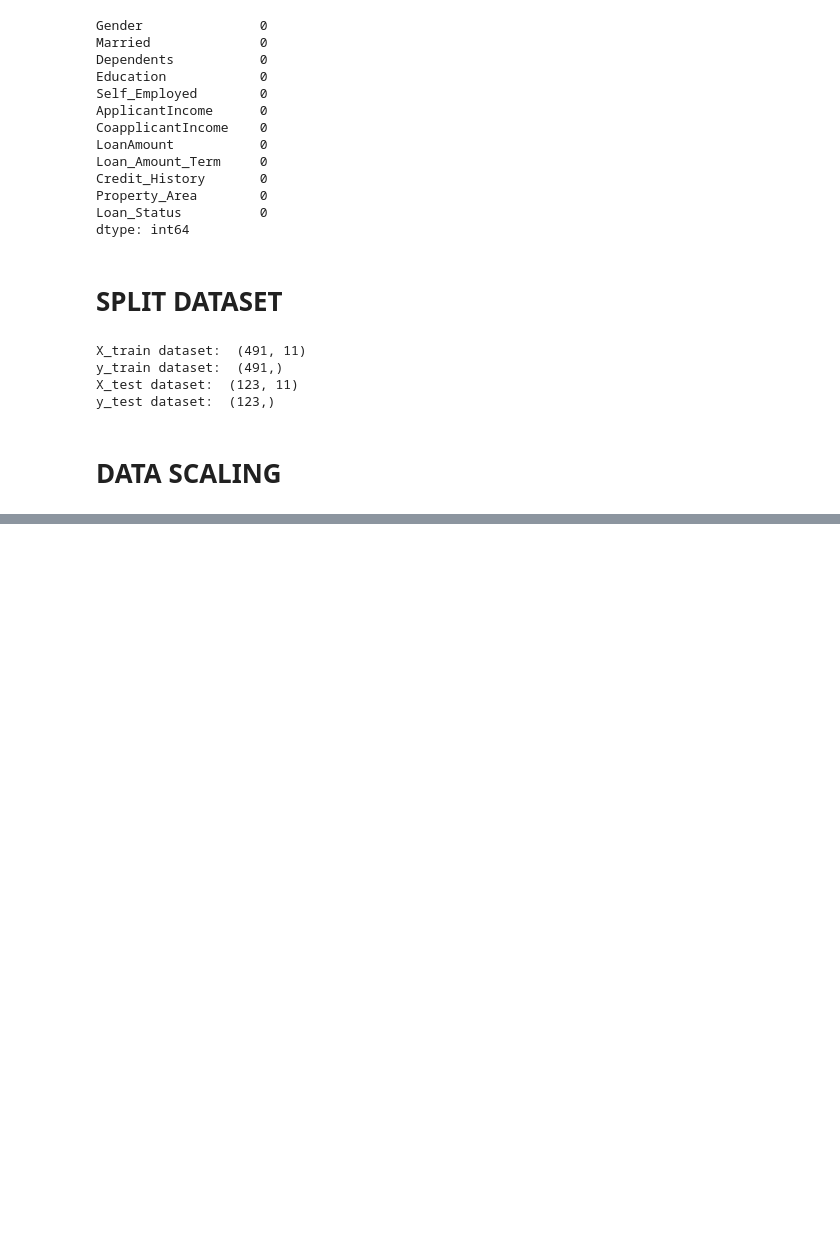
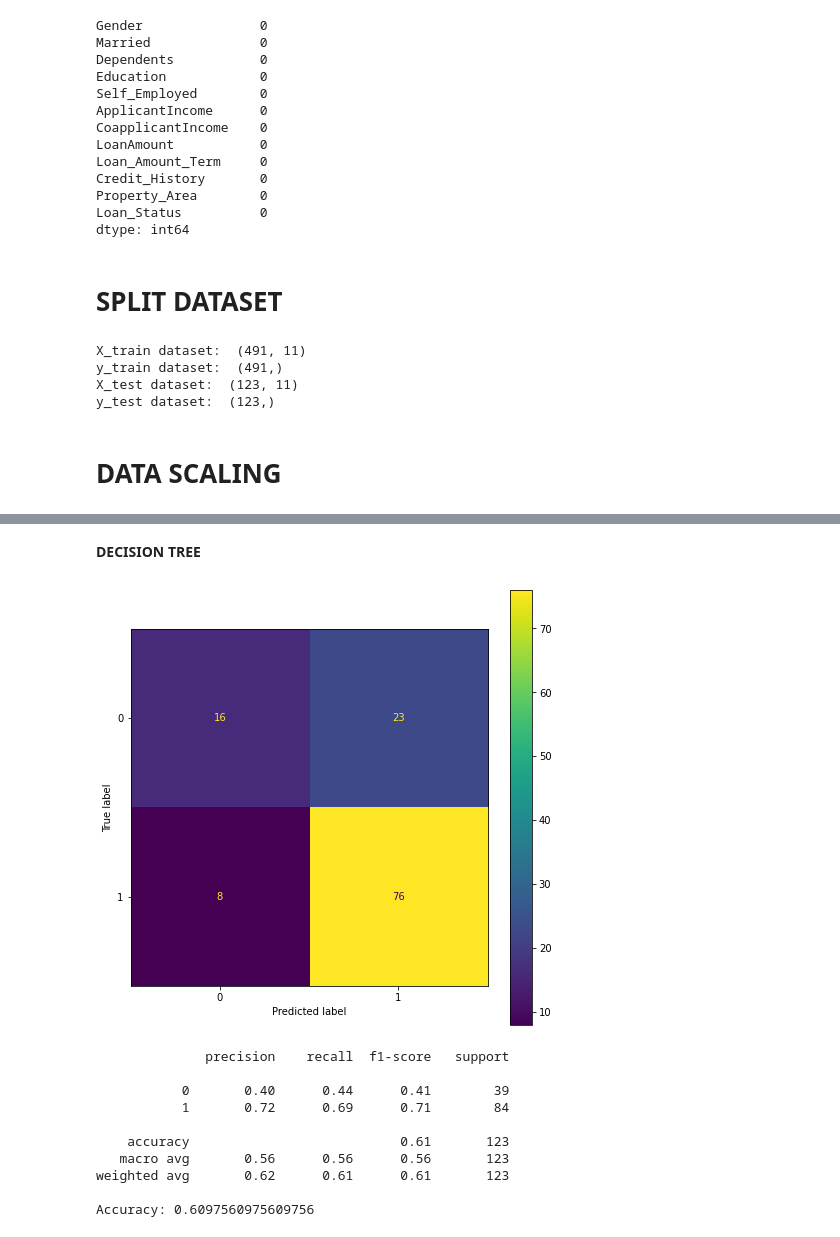
Before and after one commit to livio-24/LoanEligibilityPrediction, a Jupyter notebook: LoanEligibilityPrediction.ipynb, the cells around one changed output, grey strips where cells are left out. Saved outputs shown, nothing was run; the diff lists cells and outputs as text; code cells hidden in the pictures; blank space fills up the shorter version.

```diff
--- a/LoanEligibilityPrediction.ipynb
+++ b/LoanEligibilityPrediction.ipynb
@@ -307,0 +405,28 @@ X_test=scaler.transform(X_test)
+# %% [markdown]
+**DECISION TREE**
+# %%
+from sklearn.tree import DecisionTreeClassifier
+
+tree_model = DecisionTreeClassifier( random_state=42)
+tree_model.fit(X_train, y_train)
+y_pred = tree_model.predict(X_test)
+
+labels = np.unique(y_test)
+fig, ax = plt.subplots(figsize=(8, 8))
+plot_confusion_matrix(logisticRegr, X_test, y_test, ax=ax)
+plt.show()
+
+print(classification_report(y_test, y_pred))
+print("Accuracy:",metrics.accuracy_score(y_test, y_pred))
+# %% [output]
+[figure, added]
+              precision    recall  f1-score   support
+
+           0       0.40      0.44      0.41        39
+           1       0.72      0.69      0.71        84
+
+    accuracy                           0.61       123
+   macro avg       0.56      0.56      0.56       123
+weighted avg       0.62      0.61      0.61       123
+
+Accuracy: 0.6097560975609756
```
Also changed, not shown: parts of 14 cells of this notebook.
